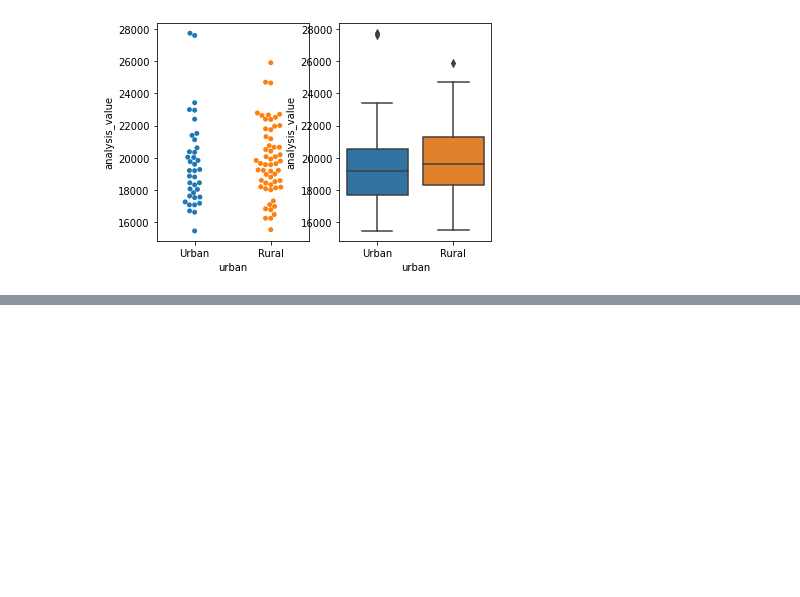
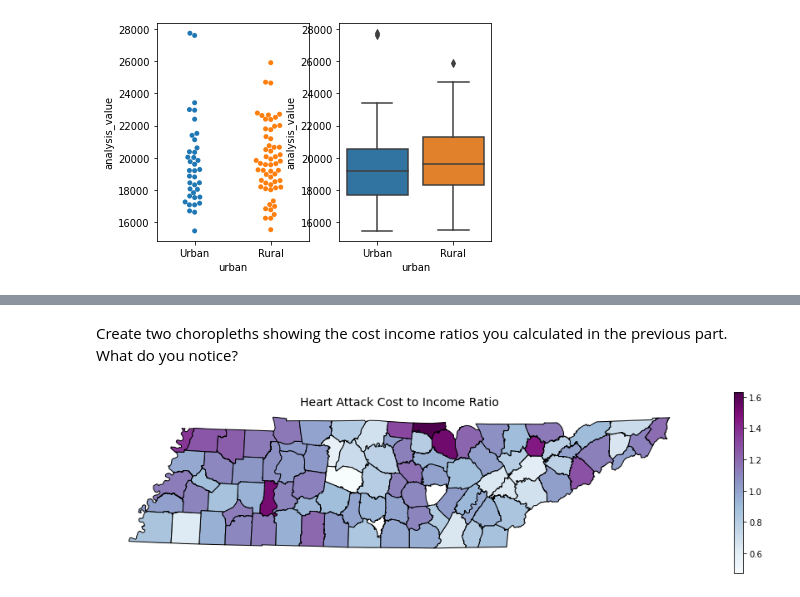
Before and after one commit to conradbn/data-science-essentials-3, a Jupyter notebook: notebooks/week_one_Assignment.ipynb, the cells around one changed output, grey strips where cells are left out. Cells and saved outputs as stored; diff of their text form; code cells hidden in the pictures; blank space fills up the shorter version.

```diff
--- a/notebooks/week_one_Assignment.ipynb
+++ b/notebooks/week_one_Assignment.ipynb
@@ -434,0 +528,4 @@ sns.boxplot(x='urban',y='analysis_value',data=cancer_costs_df_TN)
+# %%
+tn_df['ha_cost_income_ratio'] = tn_df.ha_avg_cost / tn_df.avg_household_inc;
+tn_df['cancer_cost_income_ratio'] = tn_df.cancer_avg_cost / tn_df.avg_household_inc;
+tn_df.head(2)
@@ -434,0 +536,3 @@ sns.boxplot(x='urban',y='analysis_value',data=cancer_costs_df_TN)
+# %%
+counties = gpd.read_file('../data/county/tncounty.shp')
+counties.head(2)
@@ -434,0 +547,5 @@ sns.boxplot(x='urban',y='analysis_value',data=cancer_costs_df_TN)
+# %%
+tn_df['county2'] = tn_df.county.str[:-7]
+# %%
+geo_tn = pd.merge(counties, tn_df, left_on = 'NAME', right_on = 'county2')
+geo_tn.head(2)
@@ -434,0 +619,13 @@ sns.boxplot(x='urban',y='analysis_value',data=cancer_costs_df_TN)
+# %% [markdown]
+Create two choropleths showing the cost income ratios you calculated in the previous part. What do you notice?
+# %%
+fig, ax = plt.subplots(figsize=(16,4))
+geo_tn[geo_tn.ha_cost_income_ratio.notnull()].plot(column = 'ha_cost_income_ratio',
+              cmap = 'BuPu',
+              edgecolor = 'black',
+              legend = True,
+              ax = ax)
+plt.title('Heart Attack Cost to Income Ratio', fontsize = 14)
+ax.axis('off');
+# %% [output]
+[figure, added]
```
Also changed, not shown: parts of 57 cells of this notebook, 11 other files.
